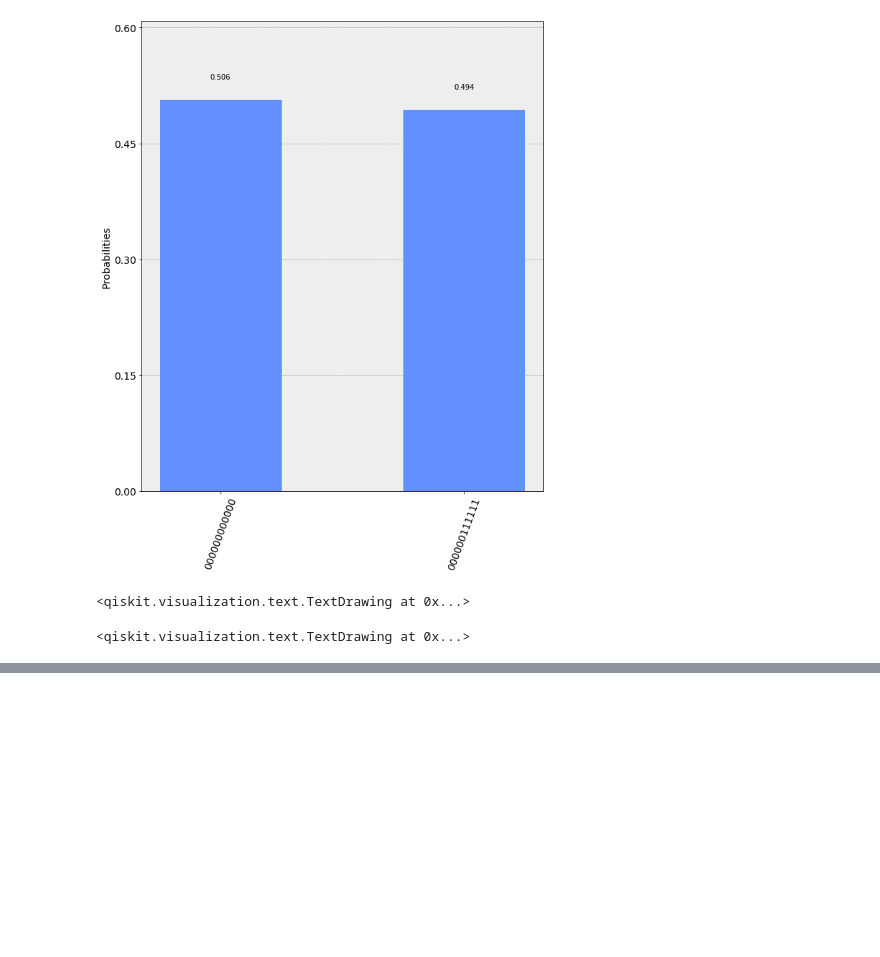
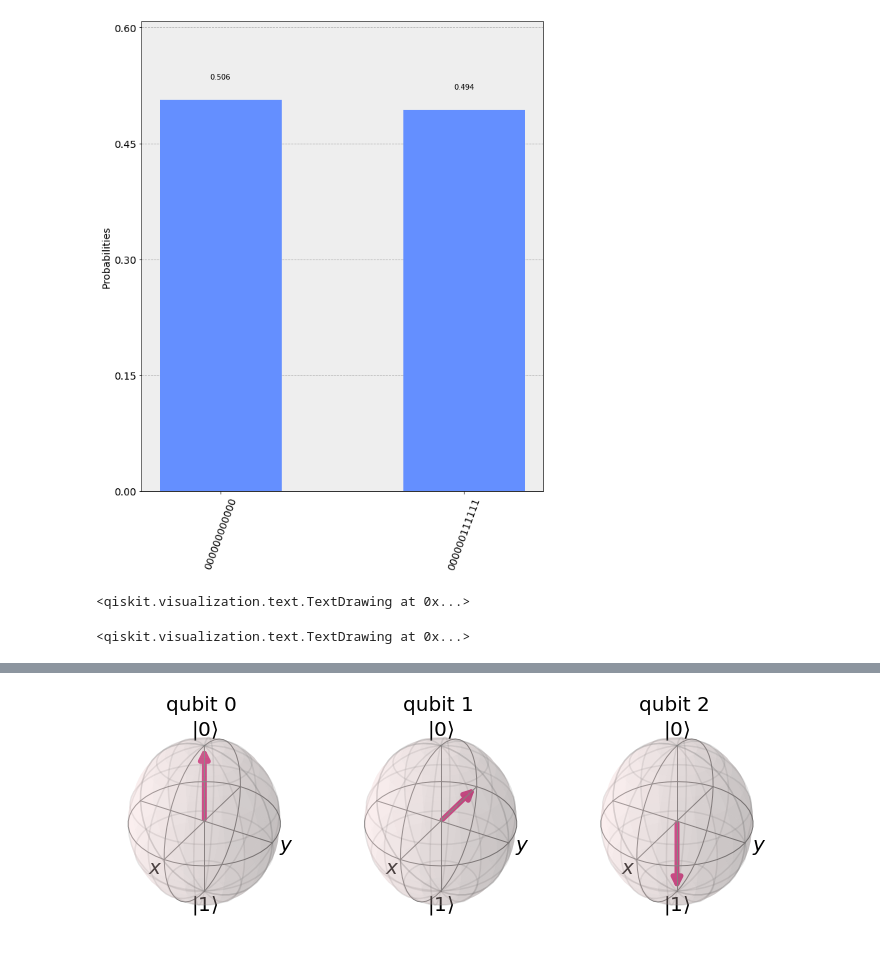
Before and after one commit to shashanka300/QC-practice, a Jupyter notebook: practice/gate observation.ipynb, the cells around one changed output, grey strips where cells are left out. Drawn from its saved outputs; the diff is of its cells as text; code cells hidden in the pictures; blank space fills up the shorter version.

```diff
--- a/practice/gate observation.ipynb
+++ b/practice/gate observation.ipynb
@@ -276,0 +277,5 @@ plot_histogram(res)
+# %%
+res=execute(qc,bc2).result().get_statevector()
+plot_bloch_multivector(res)
+# %% [output]
+[figure, added]
```
Also changed, not shown: parts of 4 cells of this notebook.
